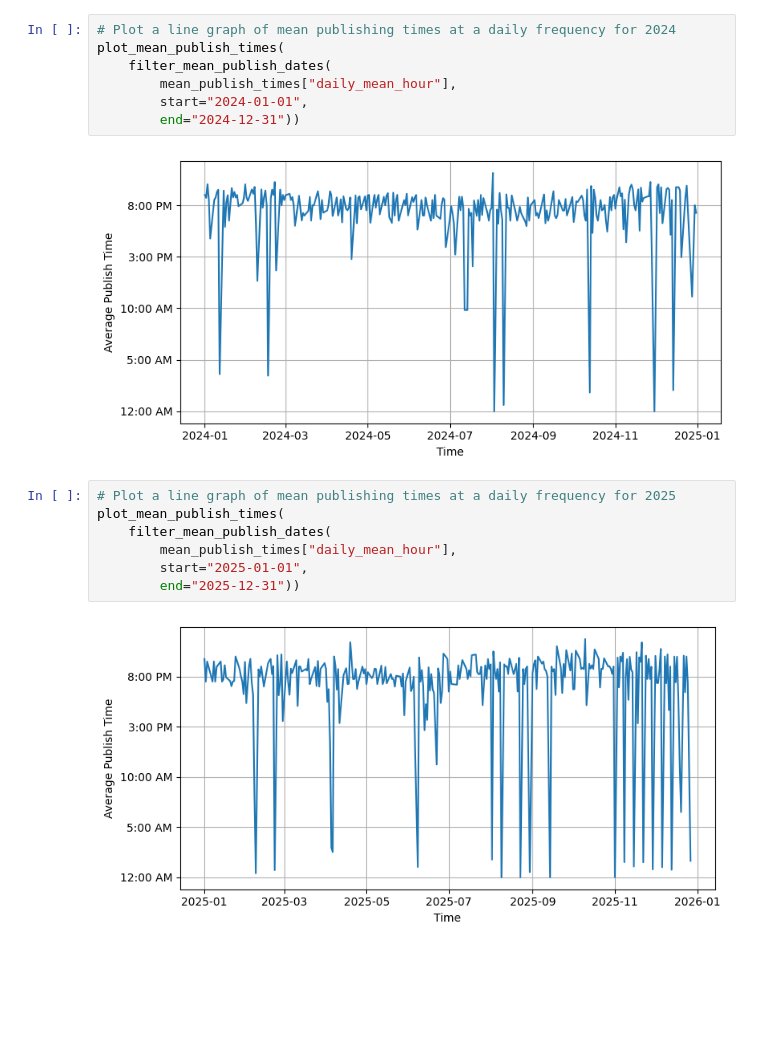
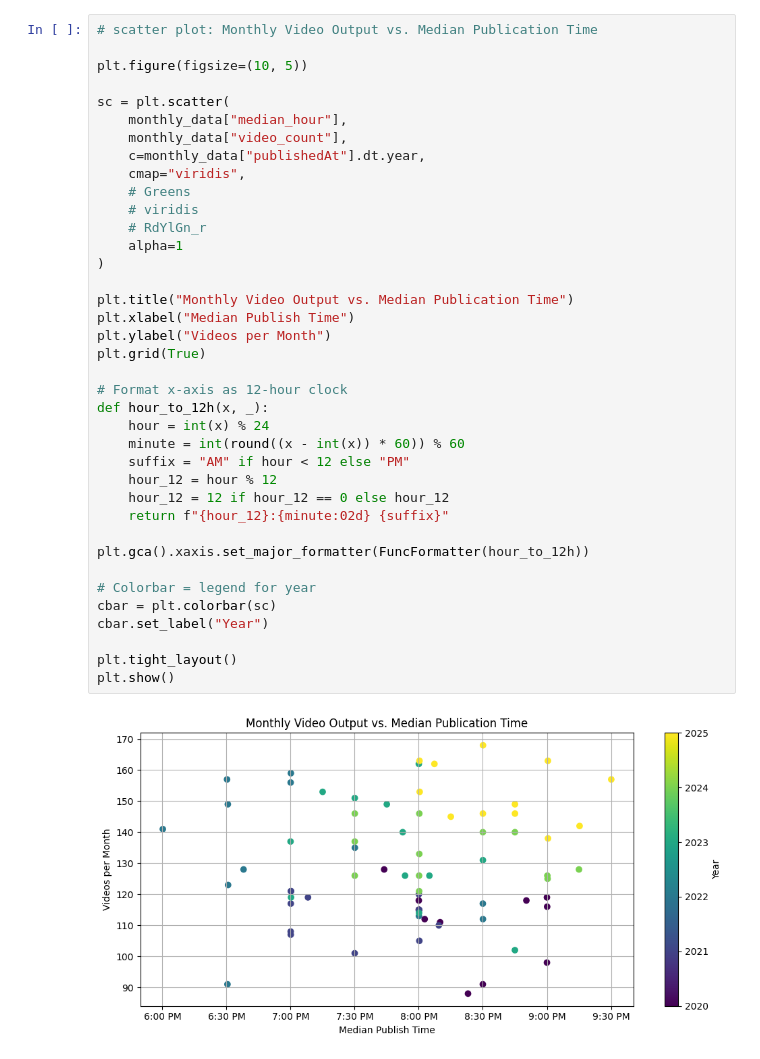
Before and after one commit to martinmmv/YouTube-Data-API-v3-Secular-Talk, a Jupyter notebook: SecularTalk_0004_PublishTimes.ipynb, the cells around one changed output. Drawn from its saved outputs; the diff is of its cells as text; blank space fills up the shorter version.

```diff
--- a/SecularTalk_0004_PublishTimes.ipynb
+++ b/SecularTalk_0004_PublishTimes.ipynb
@@ -208,18 +136,40 @@ plot_mean_publish_times(
-# %%
-# Plot a line graph of mean publishing times at a daily frequency for 2024
-plot_mean_publish_times(
-    filter_mean_publish_dates(
-        mean_publish_times["daily_mean_hour"],
-        start="2024-01-01",
-        end="2024-12-31"))
-# %% [output]
-[figure, removed]
-# %%
-# Plot a line graph of mean publishing times at a daily frequency for 2025
-plot_mean_publish_times(
-    filter_mean_publish_dates(
-        mean_publish_times["daily_mean_hour"],
-        start="2025-01-01",
-        end="2025-12-31"))
-# %% [output]
-[figure, removed]
+# %%
+# scatter plot: Monthly Video Output vs. Median Publication Time
+
+plt.figure(figsize=(10, 5))
+
+sc = plt.scatter(
+    monthly_data["median_hour"],
+    monthly_data["video_count"],
+    c=monthly_data["publishedAt"].dt.year,
+    cmap="viridis",
+    # Greens
+    # viridis
+    # RdYlGn_r
+    alpha=1
+)
+
+plt.title("Monthly Video Output vs. Median Publication Time")
+plt.xlabel("Median Publish Time")
+plt.ylabel("Videos per Month")
+plt.grid(True)
+
+# Format x-axis as 12-hour clock
+def hour_to_12h(x, _):
+    hour = int(x) % 24
+    minute = int(round((x - int(x)) * 60)) % 60
+    suffix = "AM" if hour < 12 else "PM"
+    hour_12 = hour % 12
+    hour_12 = 12 if hour_12 == 0 else hour_12
+    return f"{hour_12}:{minute:02d} {suffix}"
+
+plt.gca().xaxis.set_major_formatter(FuncFormatter(hour_to_12h))
+
+# Colorbar = legend for year
+cbar = plt.colorbar(sc)
+cbar.set_label("Year")
+
+plt.tight_layout()
+plt.show()
+# %% [output]
+[figure, added]
```
Also changed, not shown: parts of 17 cells of this notebook.
